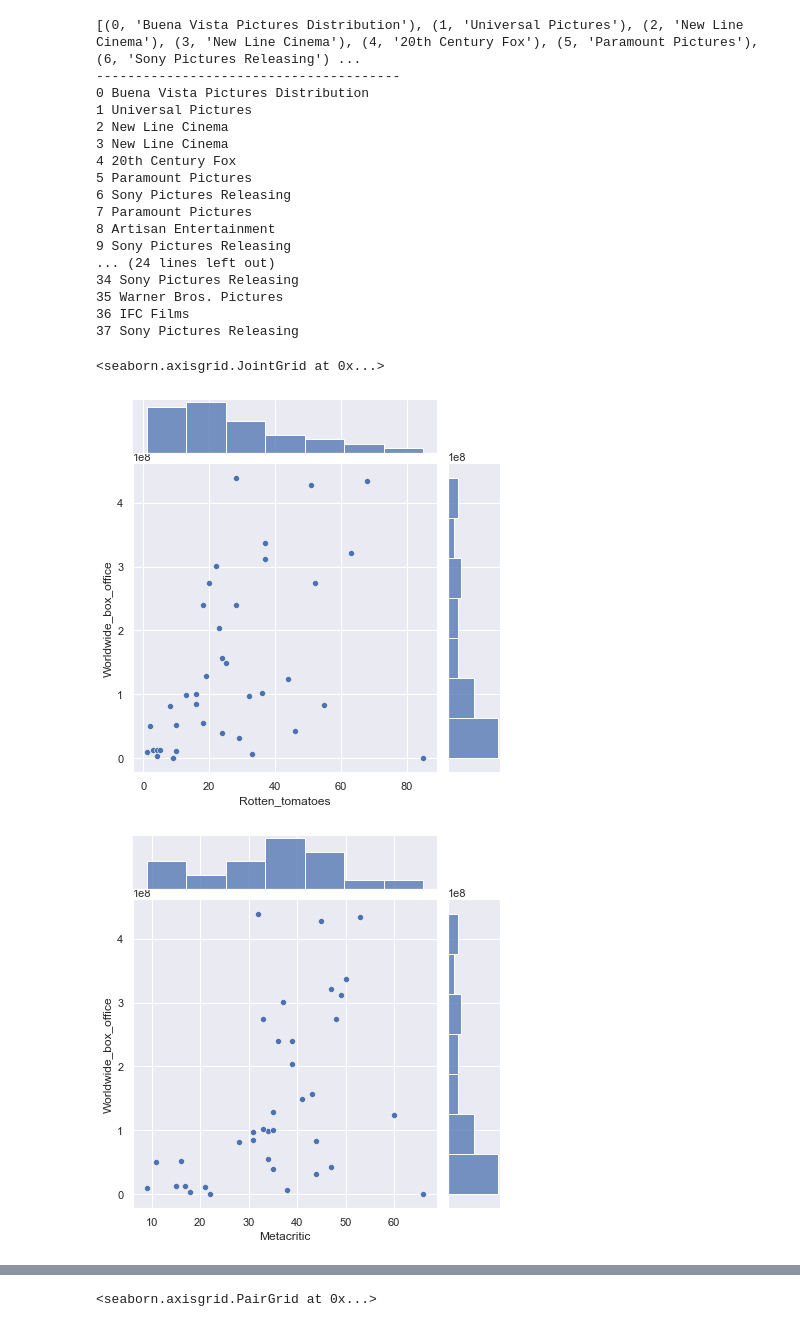
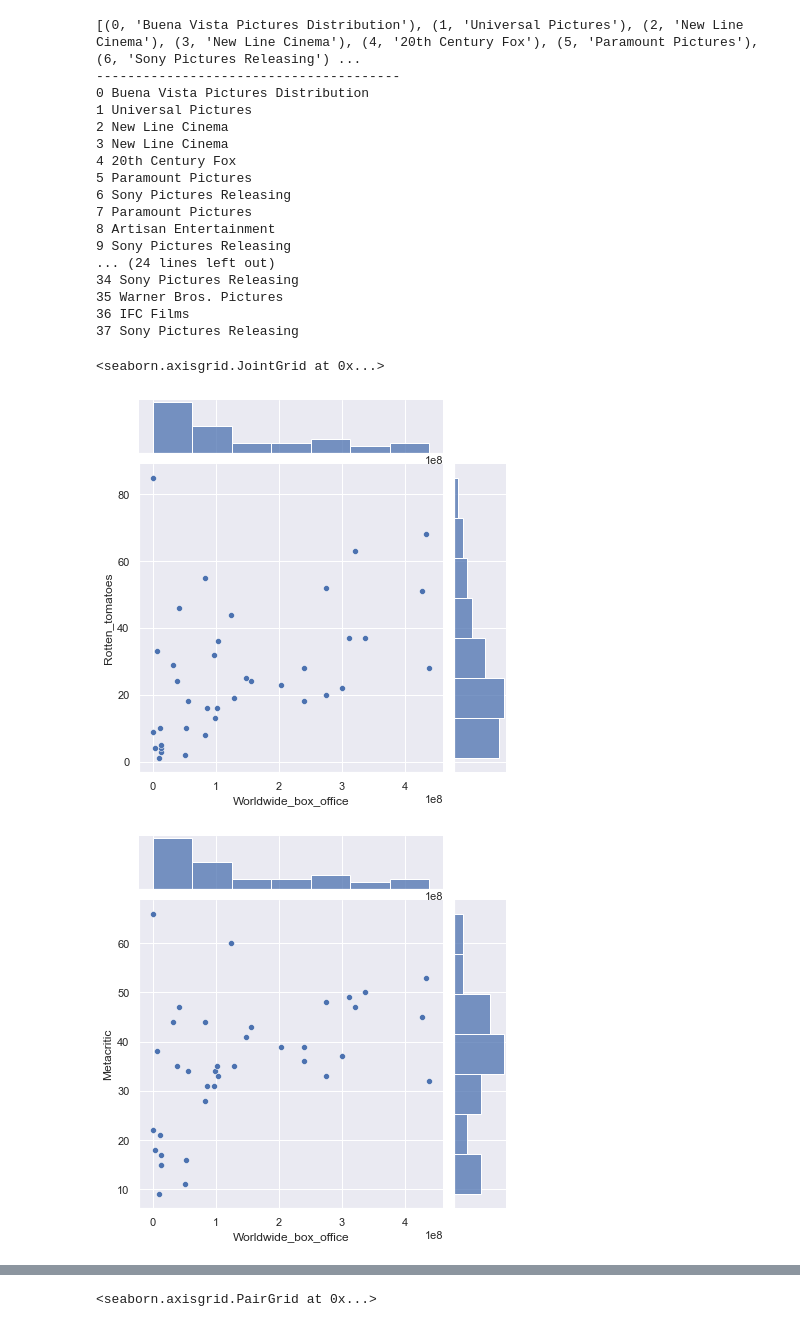
Before and after one commit to sakib4535/statistical_analysis_basics, a Jupyter notebook: PROJECTS/Analytics for Netflix (Content and Stock Market) .ipynb, the cells around one changed output, grey strips where cells are left out. Cells and saved outputs as stored; diff of their text form; code cells hidden in the pictures.

```diff
--- a/PROJECTS/Analytics for Netflix (Content and Stock Market) .ipynb
+++ b/PROJECTS/Analytics for Netflix (Content and Stock Market) .ipynb
@@ -225,12 +225,14 @@ for index, house in enumerate(game.Distributor):
 # %%
 import seaborn as sns
 sns.set(color_codes=True)
-# %%
-sns.jointplot(game["Rotten_tomatoes"], game["Worldwide_box_office"])
-sns.jointplot(game["Metacritic"], game["Worldwide_box_office"])
-# %% [output]
-<seaborn.axisgrid.JointGrid at 0x...>
-[figure, removed]
-[figure, removed]
+# %%
+# X- Axis Independent variable and Y-Axis Dependent Variable
+
+sns.jointplot(game["Worldwide_box_office"], game["Rotten_tomatoes"])
+sns.jointplot(game["Worldwide_box_office"], game["Metacritic"])
+# %% [output]
+<seaborn.axisgrid.JointGrid at 0x...>
+[figure, added]
+[figure, added]
 # %%
 sns.jointplot(game["Rotten_tomatoes"], game["Metacritic"], kind="hex")
```
Also changed, not shown: parts of 3 cells of this notebook.
